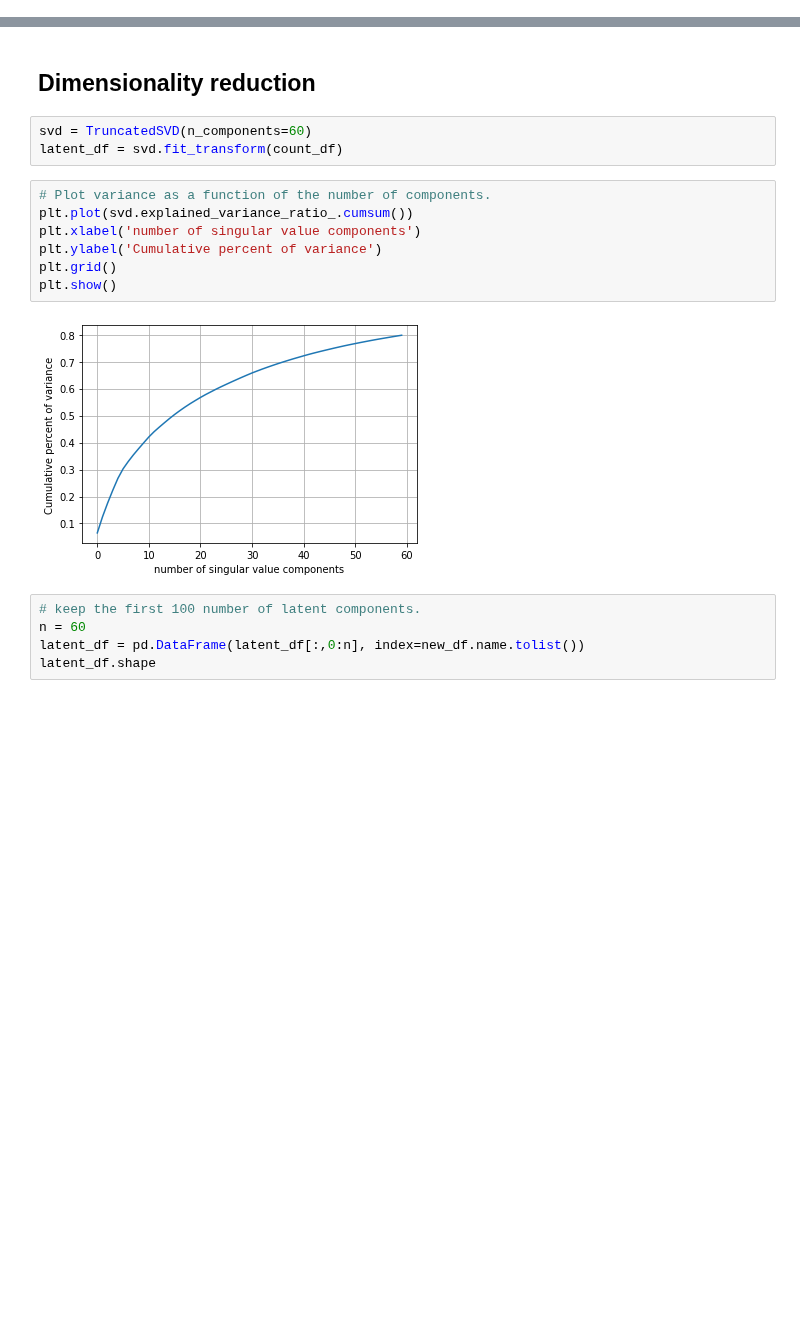
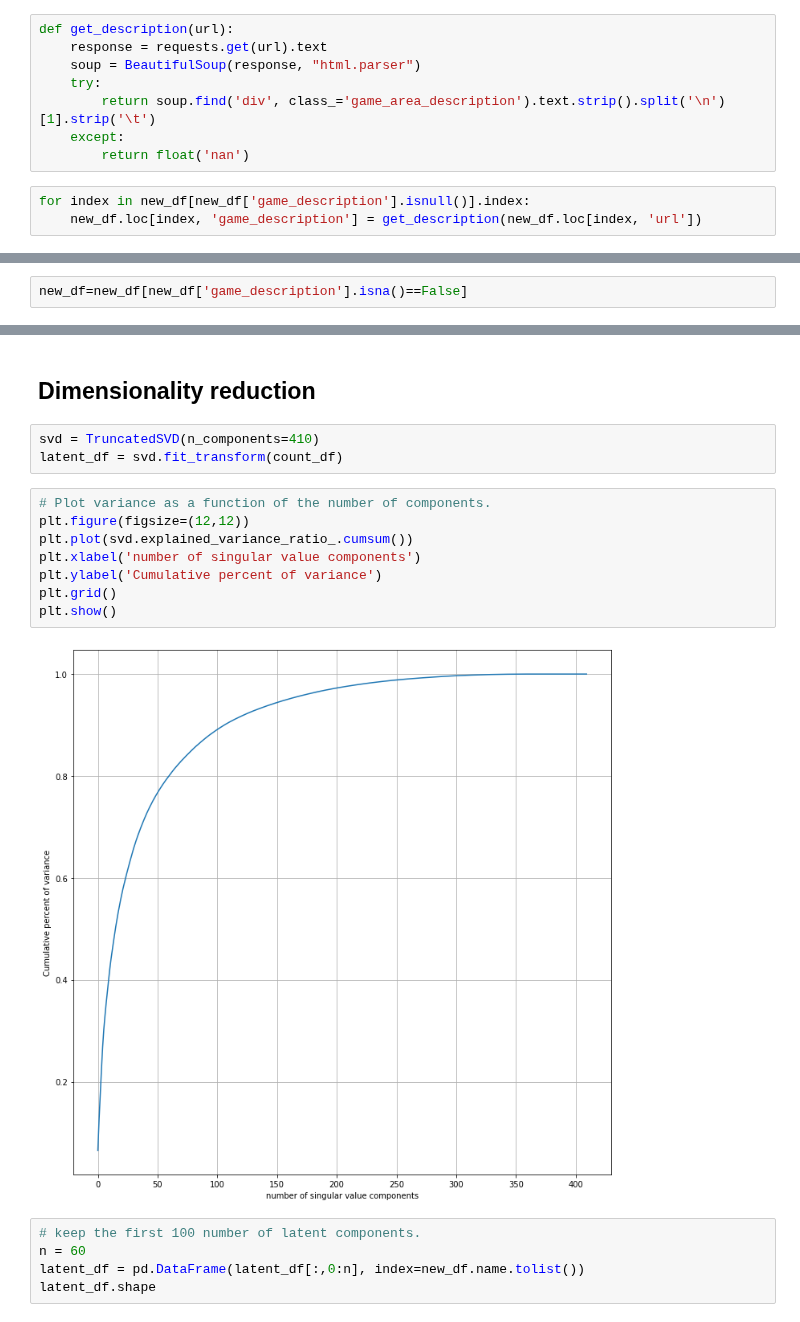
Before and after one commit to JoaoMarques1/find_your_inner_gamer, a Jupyter notebook: notebooks/cosine_similarity.ipynb, the cells around one changed output, grey strips where cells are left out. Saved outputs shown, nothing was run; the diff lists cells and outputs as text; blank space fills up the shorter version.

```diff
--- a/notebooks/cosine_similarity.ipynb
+++ b/notebooks/cosine_similarity.ipynb
@@ -193,0 +208,11 @@ new_df['metadata'] = new_df['metadata'].apply(
+# %%
+def get_description(url):
+    response = requests.get(url).text
+    soup = BeautifulSoup(response, "html.parser")
+    try:
+        return soup.find('div', class_='game_area_description').text.strip().split('\n')[1].strip('\t')
+    except:
+        return float('nan')
+# %%
+for index in new_df[new_df['game_description'].isnull()].index:
+    new_df.loc[index, 'game_description'] = get_description(new_df.loc[index, 'url'])
@@ -193,0 +223,2 @@ new_df['metadata'] = new_df['metadata'].apply(
+# %%
+new_df=new_df[new_df['game_description'].isna()==False]
@@ -213,17 +277,18 @@ count_df.shape
 # %% [markdown]
 ## Dimensionality reduction
 # %%
-svd = TruncatedSVD(n_components=60)
+svd = TruncatedSVD(n_components=410)
 latent_df = svd.fit_transform(count_df)
 # %%
 # Plot variance as a function of the number of components.
+plt.figure(figsize=(12,12))
 plt.plot(svd.explained_variance_ratio_.cumsum())
 plt.xlabel('number of singular value components')
 plt.ylabel('Cumulative percent of variance')
 plt.grid()
 plt.show()
 # %% [output]
-[figure, old version]
+[figure, new version]
 # %%
 # keep the first 100 number of latent components.
 n = 60
```
Also changed, not shown: parts of 20 cells of this notebook.
